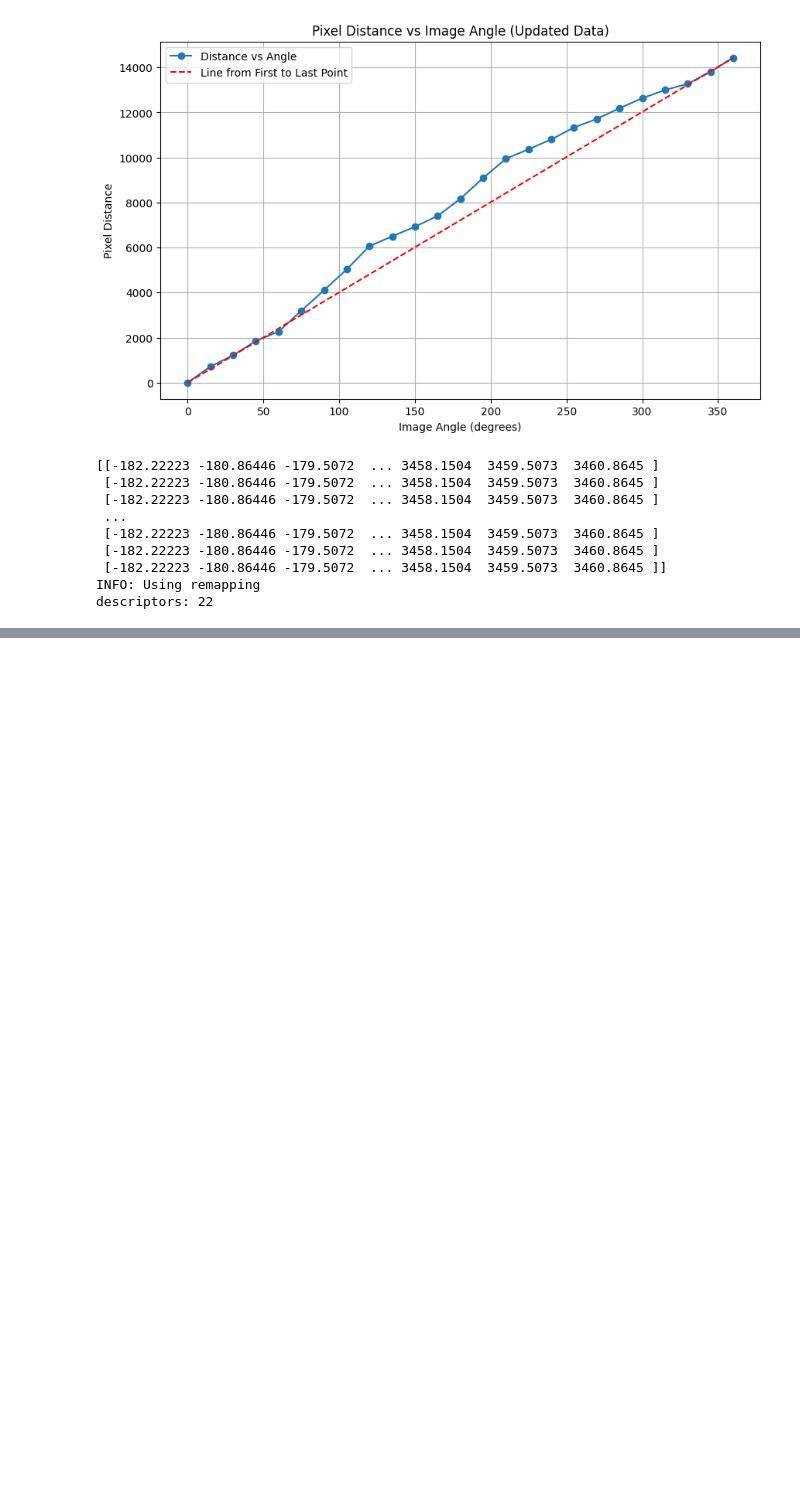
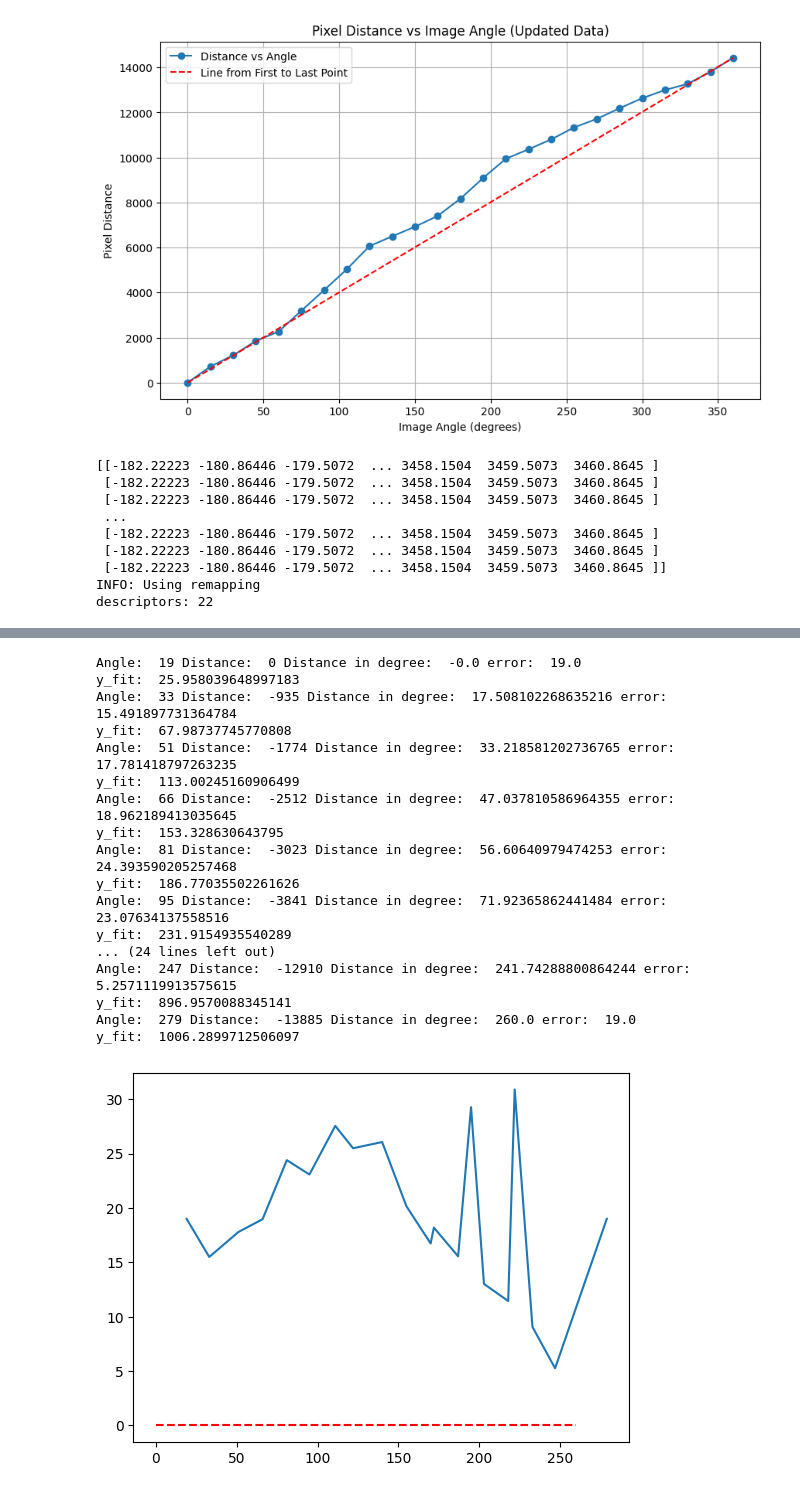
Before and after one commit to NickiBroichhausen/starmapper, a Jupyter notebook: image-analyzer.ipynb, the cells around one changed output, grey strips where cells are left out. Cells and saved outputs as stored; diff of their text form; code cells hidden in the pictures; blank space fills up the shorter version.

```diff
--- a/image-analyzer.ipynb
+++ b/image-analyzer.ipynb
@@ -134,0 +260,45 @@ plt.show()
+# %%
+import matplotlib.pyplot as plt
+import os
+
+distances = [0, -935, -1774, -2512, -3023, -3841, -4457, -5154, -6085, -7201, -8185, -8214, -9156, -8851, -10146, -11031, -10206, -11959, -12910, -13885]
+angles = [19, 33, 51, 66, 81, 95, 111, 122, 140, 155, 170, 172, 187, 195, 203, 218, 222, 233, 247, 279]
+errors = []
+
+folder = "images_manual_full"
+panorama_curvature_params = np.load(os.path.join(folder, "panorama_curvature_params.npy"))
+cubic_poly = np.poly1d(panorama_curvature_params)            # Create a polynomial function
+fitted = []
+
+for i, d in enumerate(distances):
+    print("Angle: ", angles[i], "Distance: ", d, "Distance in degree: ", d/-13885*260, "error: ", (angles[i] - d/-13885*260))
+    errors.append(angles[i] - d/-13885*260 )
+    y_fit = cubic_poly(d)
+    fitted.append(angles[i] - y_fit)
+    print("y_fit: ", angles[i] - y_fit)
+
+plt.plot(angles, errors)
+#zero line
+plt.plot([0, 260], [0, 0], linestyle='--', color='red', label="Zero line")
+#plot fited y
+# plt.plot(angles[1:-1], fitted[1:-1], label="Fitted error")
+plt.show()
+# %% [output]
+Angle:  19 Distance:  0 Distance in degree:  -0.0 error:  19.0
+y_fit:  25.958039648997183
+Angle:  33 Distance:  -935 Distance in degree:  17.508102268635216 error:  15.491897731364784
+y_fit:  67.98737745770808
+Angle:  51 Distance:  -1774 Distance in degree:  33.218581202736765 error:  17.781418797263235
+y_fit:  113.00245160906499
+Angle:  66 Distance:  -2512 Distance in degree:  47.037810586964355 error:  18.962189413035645
+y_fit:  153.328630643795
+Angle:  81 Distance:  -3023 Distance in degree:  56.60640979474253 error:  24.393590205257468
+y_fit:  186.77035502261626
+Angle:  95 Distance:  -3841 Distance in degree:  71.92365862441484 error:  23.07634137558516
+y_fit:  231.9154935540289
+... (24 lines left out)
+Angle:  247 Distance:  -12910 Distance in degree:  241.74288800864244 error:  5.2571119913575615
+y_fit:  896.9570088345141
+Angle:  279 Distance:  -13885 Distance in degree:  260.0 error:  19.0
+y_fit:  1006.2899712506097
+[figure, added]
```
Also changed, not shown: parts of 16 cells of this notebook, 2 other files.
